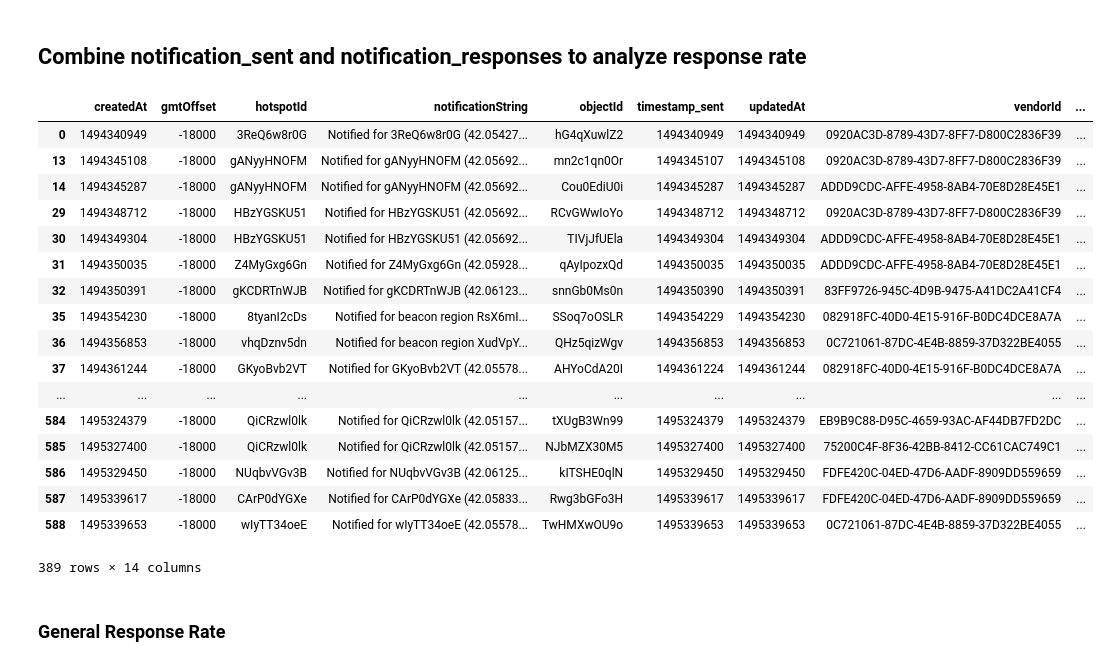
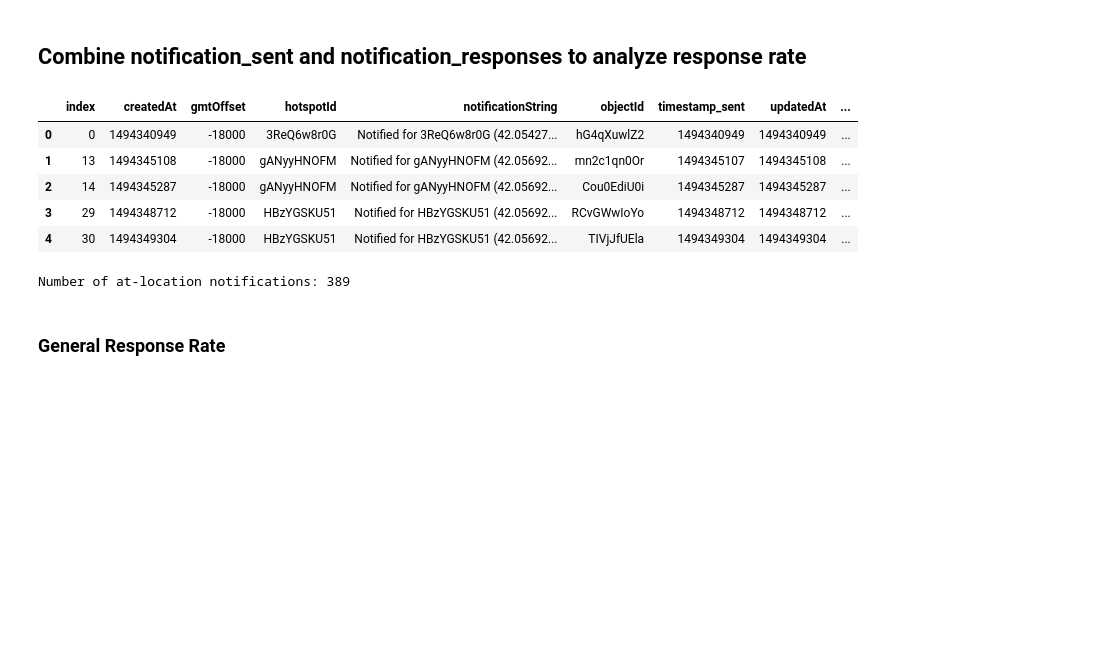
Before and after one commit to NUDelta/les-study-analysis, a Jupyter notebook: explore-study-analysis.ipynb, the cells around one changed output. Cells and saved outputs as stored; diff of their text form; code cells hidden in the pictures; blank space fills up the shorter version.

```diff
--- a/explore-study-analysis.ipynb
+++ b/explore-study-analysis.ipynb
@@ -109,51 +107,44 @@ del notification_sent['notificationLevel']
 # %%
 # merge notification sent and notification responses
 merged_notifications = notification_sent.merge(notification_responses[['hotspotId', 'vendorId', 'timestamp', 'question', 'response']], \
                                                on=['hotspotId','vendorId'], how='left')
 
 # add in location data from hotspot df
 merged_notifications = merged_notifications.merge(hotspots[['objectId', 'tag', 'locationCommonName']], \
                                                   left_on='hotspotId', right_on='objectId', how='left')
 
 # delete extra columns and rename
 del merged_notifications['objectId_y']
 merged_notifications.rename(columns={'timestamp_x': 'timestamp_sent', 'timestamp_y': 'timestamp_response', 'objectId_x': 'objectId'}, \
                             inplace=True)
 
 # replace NAs
 merged_notifications['timestamp_response'].fillna(-1, inplace=True)
 merged_notifications['tag'].fillna('', inplace=True)
 merged_notifications['question'].fillna('', inplace=True)
 merged_notifications['response'].fillna('missed notification', inplace=True)
 
 # type cast timestamp_response
 merged_notifications['timestamp_response'] = merged_notifications['timestamp_response'].astype(np.int64)
 
 # keep only last if there are duplicate rows
 merged_notifications['vendor_hotspot_id'] = merged_notifications['vendorId'] + '_' + merged_notifications['hotspotId']
-merged_notifications = merged_notifications[~(merged_notifications.duplicated(subset='vendor_hotspot_id', keep='last'))]
+merged_notifications = merged_notifications[~(merged_notifications.duplicated(subset='vendor_hotspot_id', keep='last'))].reset_index()
+del merged_notifications['vendor_hotspot_id']
 
 # show data frame
-merged_notifications
+merged_notifications.head()
 # %% [output]
-|  | createdAt | gmtOffset | hotspotId | notificationString | objectId | timestamp_sent | updatedAt | vendorId | ... |
-| 0 | 1494340949 | -18000 | 3ReQ6w8r0G | Notified for 3ReQ6w8r0G (42.05427... | hG4qXuwlZ2 | 1494340949 | 1494340949 | 0920AC3D-8789-43D7-8FF7-D800C2836F39 | ... |
-| 13 | 1494345108 | -18000 | gANyyHNOFM | Notified for gANyyHNOFM (42.05692... | mn2c1qn0Or | 1494345107 | 1494345108 | 0920AC3D-8789-43D7-8FF7-D800C2836F39 | ... |
-| 14 | 1494345287 | -18000 | gANyyHNOFM | Notified for gANyyHNOFM (42.05692... | Cou0EdiU0i | 1494345287 | 1494345287 | ADDD9CDC-AFFE-4958-8AB4-70E8D28E45E1 | ... |
-| 29 | 1494348712 | -18000 | HBzYGSKU51 | Notified for HBzYGSKU51 (42.05692... | RCvGWwIoYo | 1494348712 | 1494348712 | 0920AC3D-8789-43D7-8FF7-D800C2836F39 | ... |
-| 30 | 1494349304 | -18000 | HBzYGSKU51 | Notified for HBzYGSKU51 (42.05692... | TIVjJfUEla | 1494349304 | 1494349304 | ADDD9CDC-AFFE-4958-8AB4-70E8D28E45E1 | ... |
-| 31 | 1494350035 | -18000 | Z4MyGxg6Gn | Notified for Z4MyGxg6Gn (42.05928... | qAyIpozxQd | 1494350035 | 1494350035 | ADDD9CDC-AFFE-4958-8AB4-70E8D28E45E1 | ... |
-| 32 | 1494350391 | -18000 | gKCDRTnWJB | Notified for gKCDRTnWJB (42.06123... | snnGb0Ms0n | 1494350390 | 1494350391 | 83FF9726-945C-4D9B-9475-A41DC2A41CF4 | ... |
-| 35 | 1494354230 | -18000 | 8tyanI2cDs | Notified for beacon region RsX6mI... | SSoq7oOSLR | 1494354229 | 1494354230 | 082918FC-40D0-4E15-916F-B0DC4DCE8A7A | ... |
-| 36 | 1494356853 | -18000 | vhqDznv5dn | Notified for beacon region XudVpY... | QHz5qizWgv | 1494356853 | 1494356853 | 0C721061-87DC-4E4B-8859-37D322BE4055 | ... |
-| 37 | 1494361244 | -18000 | GKyoBvb2VT | Notified for GKyoBvb2VT (42.05578... | AHYoCdA20I | 1494361224 | 1494361244 | 082918FC-40D0-4E15-916F-B0DC4DCE8A7A | ... |
-| ... | ... | ... | ... | ... | ... | ... | ... | ... | ... |
-| 584 | 1495324379 | -18000 | QiCRzwl0lk | Notified for QiCRzwl0lk (42.05157... | tXUgB3Wn99 | 1495324379 | 1495324379 | EB9B9C88-D95C-4659-93AC-AF44DB7FD2DC | ... |
-| 585 | 1495327400 | -18000 | QiCRzwl0lk | Notified for QiCRzwl0lk (42.05157... | NJbMZX30M5 | 1495327400 | 1495327400 | 75200C4F-8F36-42BB-8412-CC61CAC749C1 | ... |
-| 586 | 1495329450 | -18000 | NUqbvVGv3B | Notified for NUqbvVGv3B (42.06125... | kITSHE0qlN | 1495329450 | 1495329450 | FDFE420C-04ED-47D6-AADF-8909DD559659 | ... |
-| 587 | 1495339617 | -18000 | CArP0dYGXe | Notified for CArP0dYGXe (42.05833... | Rwg3bGFo3H | 1495339617 | 1495339617 | FDFE420C-04ED-47D6-AADF-8909DD559659 | ... |
-| 588 | 1495339653 | -18000 | wIyTT34oeE | Notified for wIyTT34oeE (42.05578... | TwHMXwOU9o | 1495339653 | 1495339653 | 0C721061-87DC-4E4B-8859-37D322BE4055 | ... |
+|  | index | createdAt | gmtOffset | hotspotId | notificationString | objectId | timestamp_sent | updatedAt | ... |
+| 0 | 0 | 1494340949 | -18000 | 3ReQ6w8r0G | Notified for 3ReQ6w8r0G (42.05427... | hG4qXuwlZ2 | 1494340949 | 1494340949 | ... |
+| 1 | 13 | 1494345108 | -18000 | gANyyHNOFM | Notified for gANyyHNOFM (42.05692... | mn2c1qn0Or | 1494345107 | 1494345108 | ... |
+| 2 | 14 | 1494345287 | -18000 | gANyyHNOFM | Notified for gANyyHNOFM (42.05692... | Cou0EdiU0i | 1494345287 | 1494345287 | ... |
+| 3 | 29 | 1494348712 | -18000 | HBzYGSKU51 | Notified for HBzYGSKU51 (42.05692... | RCvGWwIoYo | 1494348712 | 1494348712 | ... |
+| 4 | 30 | 1494349304 | -18000 | HBzYGSKU51 | Notified for HBzYGSKU51 (42.05692... | TIVjJfUEla | 1494349304 | 1494349304 | ... |
-389 rows × 14 columns
+# %%
+print('Number of at-location notifications: {}'.format(len(merged_notifications)))
+# %% [output]
+Number of at-location notifications: 389
 # %% [markdown]
 ### General Response Rate
 # %%
```
Also changed, not shown: parts of 2 cells of this notebook.
